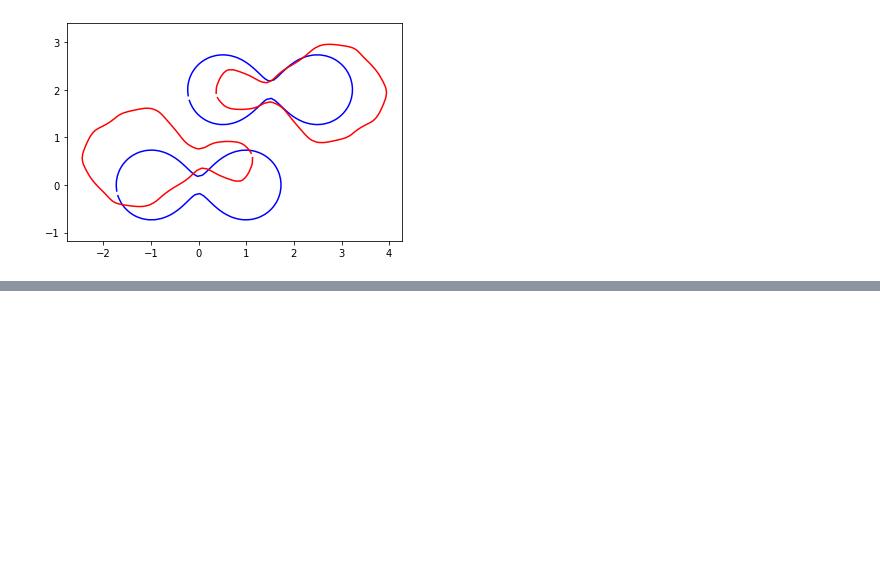
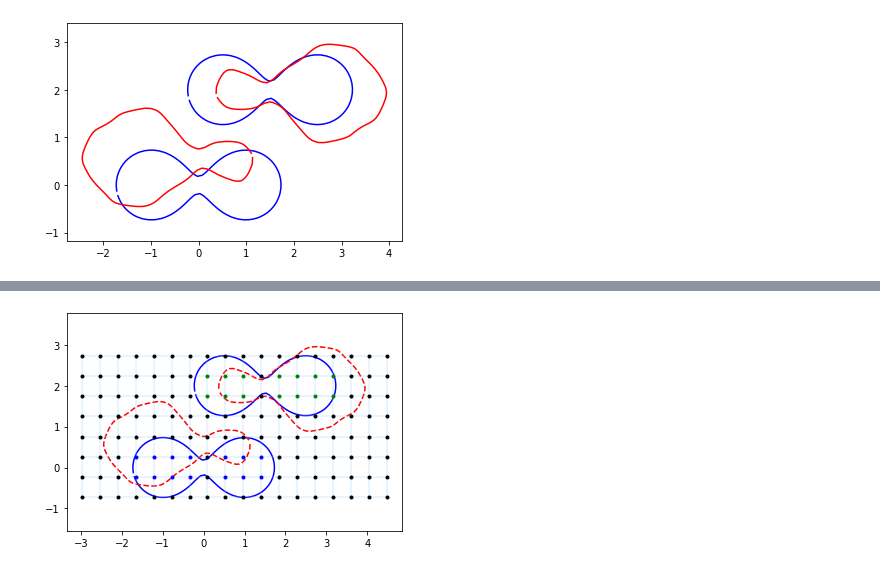
Before and after one commit to bgris/implicitmodules, a Jupyter notebook: script/torch/Matching_Nuts.ipynb, the cells around one changed output, grey strips where cells are left out. Cells and saved outputs as stored; diff of their text form; code cells hidden in the pictures; blank space fills up the shorter version.

```diff
--- a/script/torch/Matching_Nuts.ipynb
+++ b/script/torch/Matching_Nuts.ipynb
@@ -96,0 +157,28 @@ costs = fitter.fit([target_deformable0, target_deformable1], 40, options={'shoot
+# %%
+boundary0 = dm.MultiShape.Boundary(copy.copy(source[0][::2]))
+boundary1 = dm.MultiShape.Boundary(copy.copy(source[1][::2]))
+# %%
+ind_grid_0 = torch.where(boundary0.isin_label(gridmod.manifold.gd)==True)
+ind_grid_1 = torch.where(boundary1.isin_label(gridmod.manifold.gd)==True)
+ind_grid_bck = torch.where((boundary0.isin_label(gridmod.manifold.gd)==False)*(boundary1.isin_label(gridmod.manifold.gd)==False)==True)
+# %%
+pts_0 = gridmod.manifold.gd[ind_grid_0].clone().contiguous()
+pts_1 = gridmod.manifold.gd[ind_grid_1].clone().contiguous()
+pts_bck = gridmod.manifold.gd[ind_grid_bck].clone().contiguous()
+# %%
+
+ax = plt.subplot()
+plt.plot(source[0][:,0].detach(), source[0][:,1].detach(), '-b')
+plt.plot(source[1][:,0].detach(), source[1][:,1].detach(), '-b')
+plt.plot(target[0][:,0].detach(), target[0][:,1].detach(), '--r')
+plt.plot(target[1][:,0].detach(), target[1][:,1].detach(), '--r')
+
+dm.Utilities.plot_grid(ax, grid[0], grid[1], color='xkcd:light blue', lw=0.4)
+plt.plot(pts_0[:,0].detach(), pts_0[:,1].detach(), '.b')
+plt.plot(pts_1[:,0].detach(), pts_1[:,1].detach(), '.g')
+plt.plot(pts_bck[:,0].detach(), pts_bck[:,1].detach(), '.k')
+
+plt.axis('equal')
+plt.show()
+# %% [output]
+[figure, added]
```
Also changed, not shown: parts of 17 cells of this notebook.
